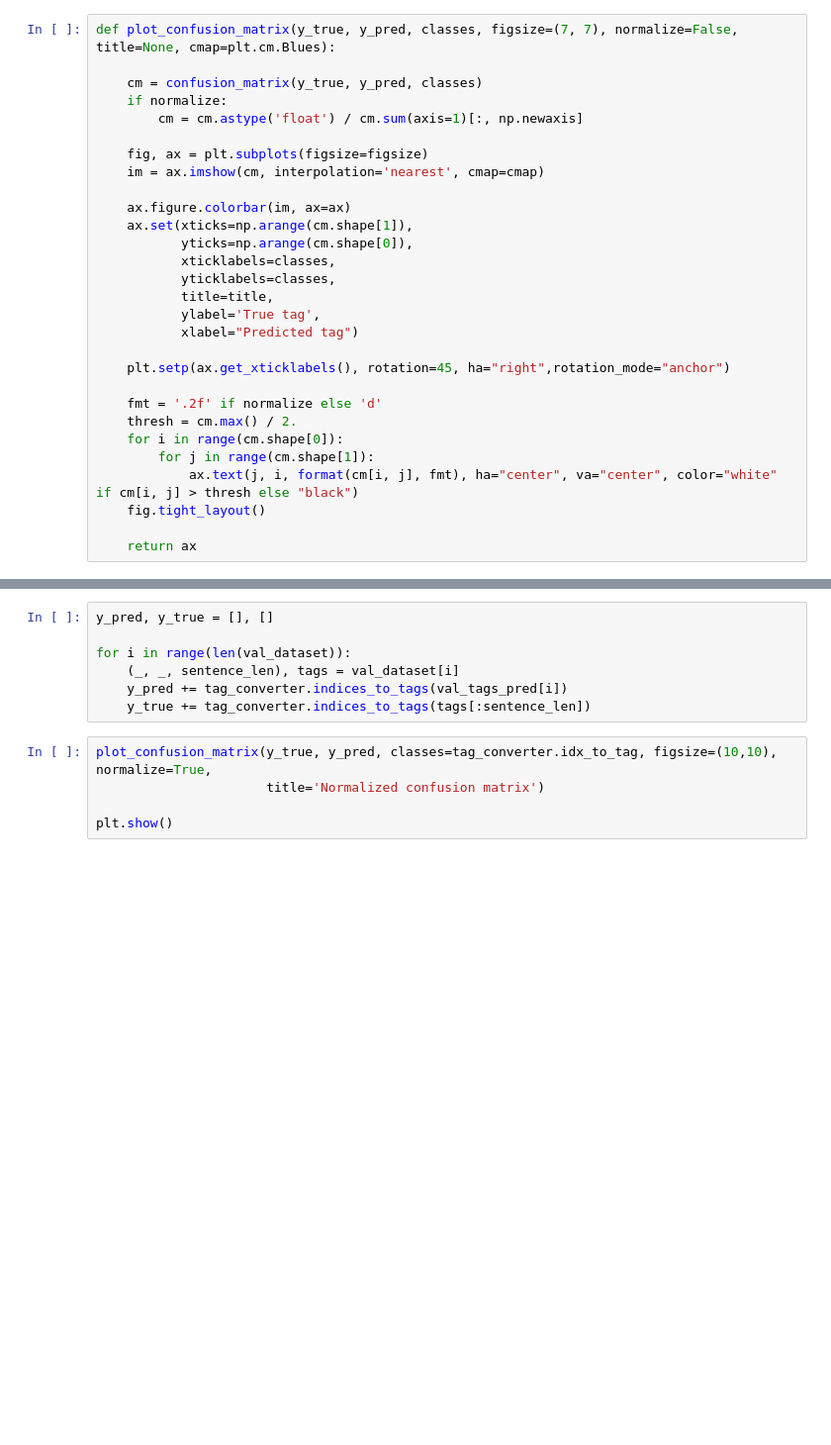
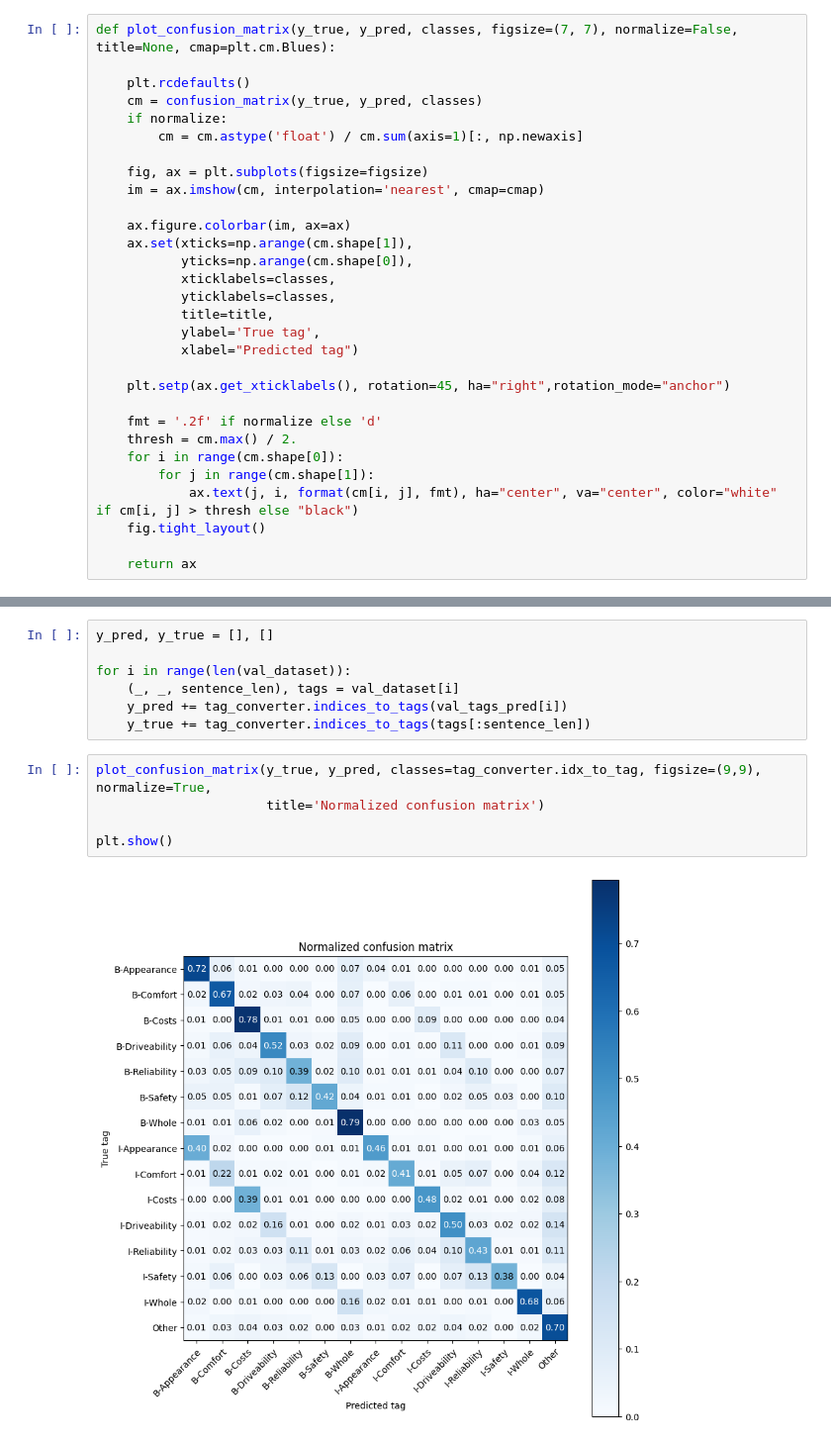
Before and after one commit to shell-escape/NLP-Aspect-analysis-using-LSTM-and-FastText, a Jupyter notebook: Aspect analysis using LSTM and FastText.ipynb, the cells around one changed output, grey strips where cells are left out. Shown at 99% size. Saved outputs shown, nothing was run; the diff lists cells and outputs as text; blank space fills up the shorter version.

```diff
--- a/Aspect analysis using LSTM and FastText.ipynb
+++ b/Aspect analysis using LSTM and FastText.ipynb
@@ -110,6 +112,7 @@ def copy_data_to_device(data, device):
 # %%
 def plot_confusion_matrix(y_true, y_pred, classes, figsize=(7, 7), normalize=False, title=None, cmap=plt.cm.Blues):
 
+    plt.rcdefaults()
     cm = confusion_matrix(y_true, y_pred, classes)
     if normalize:
         cm = cm.astype('float') / cm.sum(axis=1)[:, np.newaxis]
@@ -650,7 +732,9 @@ for i in range(len(val_dataset)):
     y_pred += tag_converter.indices_to_tags(val_tags_pred[i])
     y_true += tag_converter.indices_to_tags(tags[:sentence_len])
 # %%
-plot_confusion_matrix(y_true, y_pred, classes=tag_converter.idx_to_tag, figsize=(10,10), normalize=True,
+plot_confusion_matrix(y_true, y_pred, classes=tag_converter.idx_to_tag, figsize=(9,9), normalize=True,
                       title='Normalized confusion matrix')
 
 plt.show()
+# %% [output]
+[figure, added]
```
Also changed, not shown: parts of 13 cells of this notebook.
